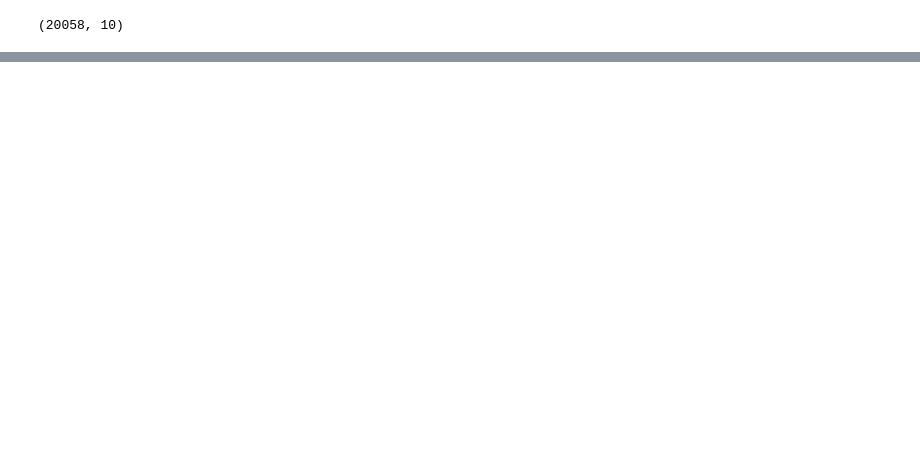
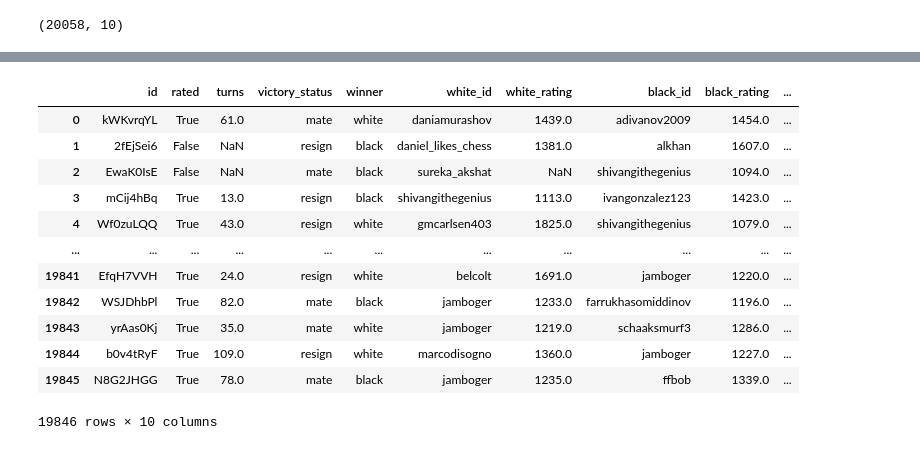
Before and after one commit to Maspie/Data-Preprocessing, a Jupyter notebook: Exporitary_analysis_on_chess_data.ipynb, the cells around one changed output, grey strips where cells are left out. Cells and saved outputs as stored; diff of their text form; code cells hidden in the pictures; blank space fills up the shorter version.

```diff
--- a/Exporitary_analysis_on_chess_data.ipynb
+++ b/Exporitary_analysis_on_chess_data.ipynb
@@ -7,7 +7,8 @@ import numpy as np
 import matplotlib.pylab as plt
 import seaborn as sns #Good for doing exploratory visualization
 plt.style.use('ggplot')
-pd.set_option('max_columns', 200) #shows all column when trying to see columns like from df.head()
+pd.set_option('display.max_columns', 200)
+ #shows all column when trying to see columns like from df.head()
 # %%
 df = pd.read_csv("/content/games.csv")
 # %%
@@ -58,0 +70,17 @@ Index(['id', 'rated', 'turns', 'victory_status', 'winner', 'white_id',
+# %%
+df.loc[df.duplicated(subset=['turns'])] \
+.reset_index(drop = True).copy() #shows duplicated rows under turns column and rese index to make it go from 0 - 19854
+# %% [output]
+|  | id | rated | turns | victory_status | winner | white_id | white_rating | black_id | black_rating | ... |
+| 0 | kWKvrqYL | True | 61.0 | mate | white | daniamurashov | 1439.0 | adivanov2009 | 1454.0 | ... |
+| 1 | 2fEjSei6 | False | NaN | resign | black | daniel_likes_chess | 1381.0 | alkhan | 1607.0 | ... |
+| 2 | EwaK0IsE | False | NaN | mate | black | sureka_akshat | NaN | shivangithegenius | 1094.0 | ... |
+| 3 | mCij4hBq | True | 13.0 | resign | black | shivangithegenius | 1113.0 | ivangonzalez123 | 1423.0 | ... |
+| 4 | Wf0zuLQQ | True | 43.0 | resign | white | gmcarlsen403 | 1825.0 | shivangithegenius | 1079.0 | ... |
+| ... | ... | ... | ... | ... | ... | ... | ... | ... | ... | ... |
+| 19841 | EfqH7VVH | True | 24.0 | resign | white | belcolt | 1691.0 | jamboger | 1220.0 | ... |
+| 19842 | WSJDhbPl | True | 82.0 | mate | black | jamboger | 1233.0 | farrukhasomiddinov | 1196.0 | ... |
+| 19843 | yrAas0Kj | True | 35.0 | mate | white | jamboger | 1219.0 | schaaksmurf3 | 1286.0 | ... |
+| 19844 | b0v4tRyF | True | 109.0 | resign | white | marcodisogno | 1360.0 | jamboger | 1227.0 | ... |
+| 19845 | N8G2JHGG | True | 78.0 | mate | black | jamboger | 1235.0 | ffbob | 1339.0 | ... |
+19846 rows × 10 columns
```
Also changed, not shown: parts of 8 cells of this notebook.
